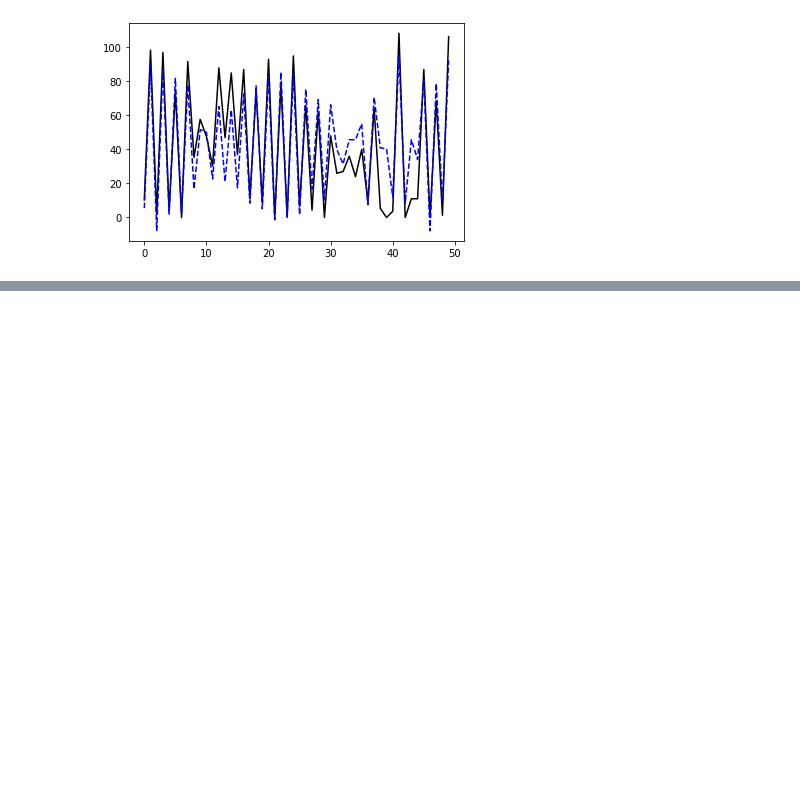
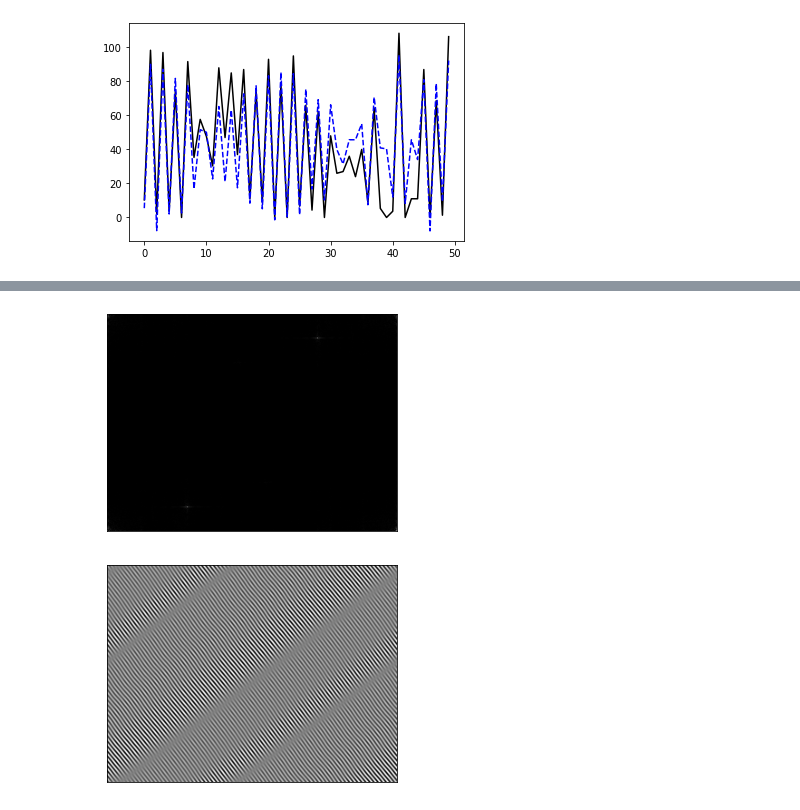
Before and after one commit to Tian99/Robust-eye-gaze-tracker, a Jupyter notebook: doc/Report-wf2020-10-22.ipynb, the cells around one changed output, grey strips where cells are left out. Cells and saved outputs as stored; diff of their text form; code cells hidden in the pictures; blank space fills up the shorter version.

```diff
--- a/doc/Report-wf2020-10-22.ipynb
+++ b/doc/Report-wf2020-10-22.ipynb
@@ -262,0 +271,17 @@ cvplt(img-img_back2)
+# %%
+cvplt(abs(spec_orig.imag))
+peak=[93,248]
+s=10
+#spec_img = fftshift(spec_orig);
+# badspec=[120, 160]
+#X = spec_img.copy()
+#X[(badspec[0]-s):(badspec[0]+s),(badspec[0]-s):(badspec[0]+s)] = 0
+X = np.zeros(spec_img.shape,dtype='complex')
+ix = peak[0] + np.arange(s)-2*s
+iy = peak[1] + np.arange(s)-2*s
+X[ix,iy] = spec_img[ix,iy]
+ptnfx =  ifft2(ifftshift(X))
+cvplt(ptnfx.real)
+# %% [output]
+[figure, added]
+[figure, added]
```
Also changed, not shown: parts of 12 cells of this notebook, 2 other files.
